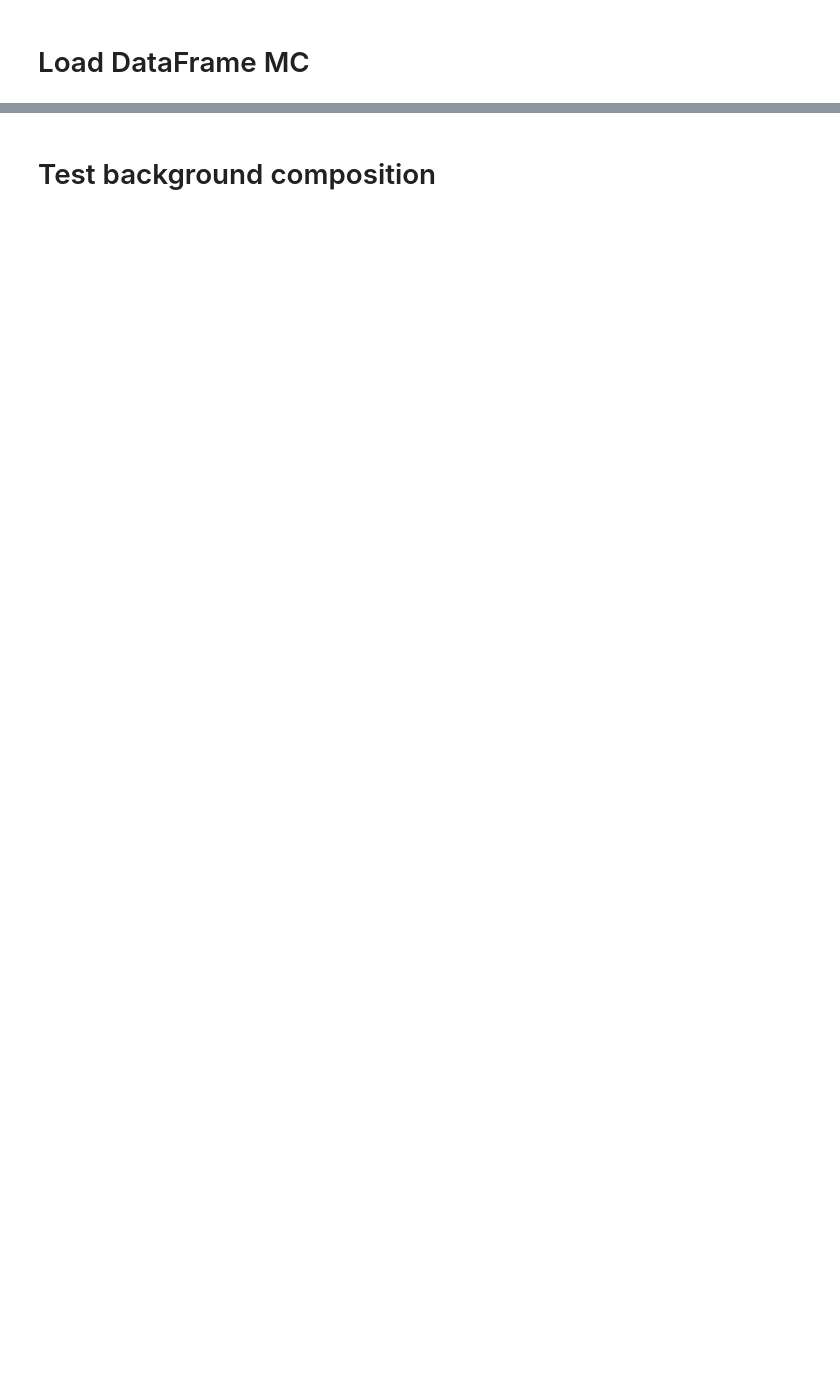
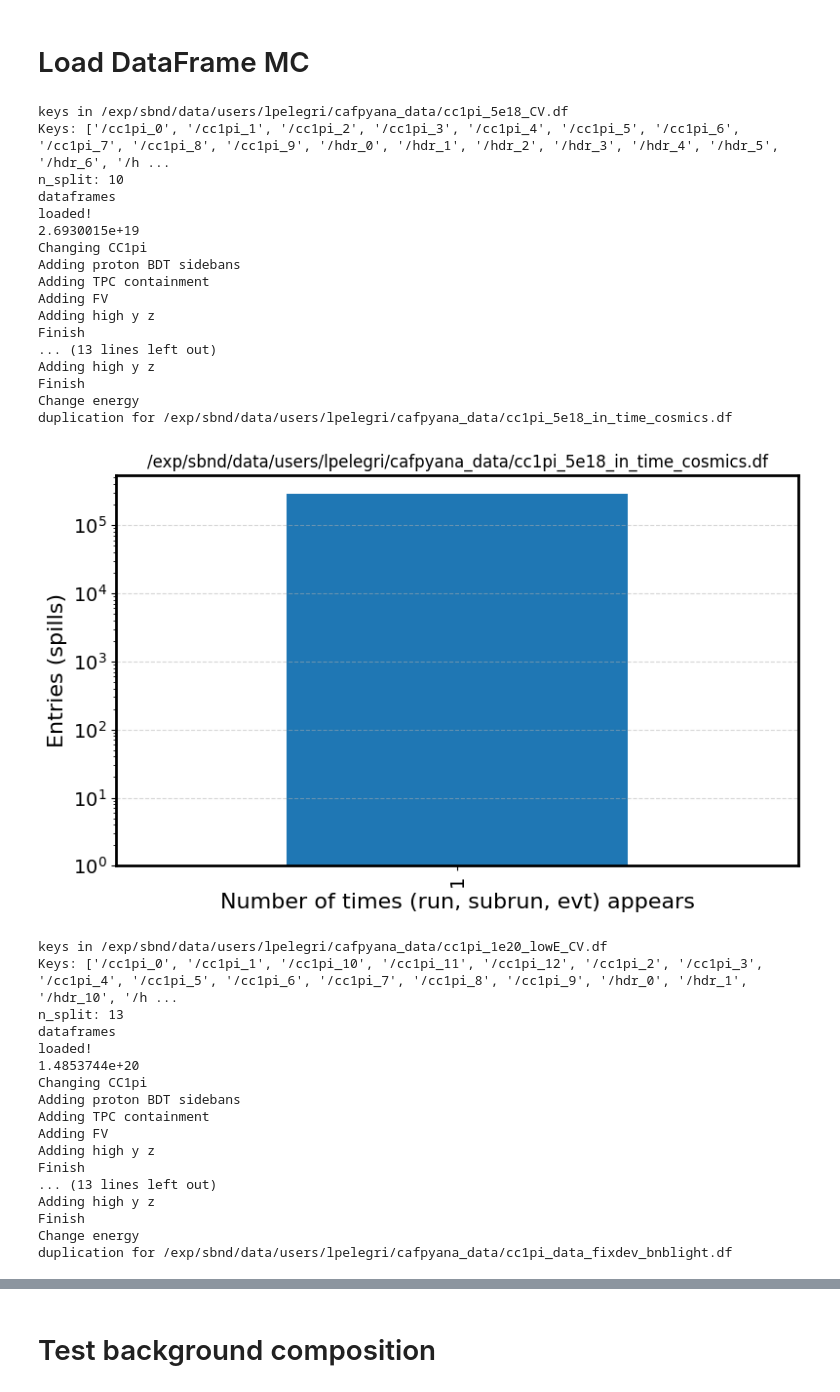
Before and after one commit to LuisPelegrina/cafpyana, a Jupyter notebook: analysis_village/cc1pi/DataMCComp/DataMCCompFullSyst.ipynb, the cells around one changed output, grey strips where cells are left out. Saved outputs shown, nothing was run; the diff lists cells and outputs as text; code cells hidden in the pictures; blank space fills up the shorter version.

```diff
--- a/analysis_village/cc1pi/DataMCComp/DataMCCompFullSyst.ipynb
+++ b/analysis_village/cc1pi/DataMCComp/DataMCCompFullSyst.ipynb
@@ -62,42 +120,89 @@ np.seterr(divide='ignore', invalid='ignore', over='ignore')
 # %%
-#Load CV dataframe
+import gc
+
 keys2load = ["cc1pi", "hdr", "histpotdf", "nudf"] ## keys from the configuration file
 
-bnb_path = "/exp/sbnd/data/users/lpelegri/cafpyana_data/mc_ar23p_extended_syst_pruned.df"
-mc_bnb_df = load_df(bnb_path, keys2load, 100)
+bnb_path = "/exp/sbnd/data/users/lpelegri/cafpyana_data/cc1pi_5e18_CV.df"
+mc_bnb_df = load_df(bnb_path, keys2load, 100, filter_df = False)
 mc_bnb_evt_df = mc_bnb_df['cc1pi']
 mc_bnb_nu_df = mc_bnb_df['nudf']
 mc_bnb_hdr_df = mc_bnb_df['hdr']
-cols_to_keep = [
-    ('nu_categ', '', '', ''),
-    ('genie_categ', '', '', ''),
-    ('nu_categ_proton_reduced', '', '', '')
-]
+
+cols_to_keep = truth_cols_to_keep_slim
 mc_bnb_nu_df = mc_bnb_nu_df[cols_to_keep]
+
+del mc_bnb_df
+gc.collect()
+
 
 
 
 keys2load = ["cc1pi", "hdr", "histpotdf"] ## keys from the configuration file
 #load in time cosmic df
 mc_in_time_cosmics_df = load_df("/exp/sbnd/data/users/lpelegri/cafpyana_data/cc1pi_5e18_in_time_cosmics.df", keys2load, 100)
 mc_in_time_cosmics_evt_df = mc_in_time_cosmics_df['cc1pi']
 mc_in_time_cosmics_hdr_df = mc_in_time_cosmics_df['hdr']
+del mc_in_time_cosmics_df
+gc.collect()
 
 #Load CV lowE dataframe
 keys2load = ["cc1pi", "hdr", "histpotdf", "nudf"] ## keys from the configuration file
 mc_bnb_lowE_df = load_df("/exp/sbnd/data/users/lpelegri/cafpyana_data/cc1pi_1e20_lowE_CV.df", keys2load, 5, filter_df = False)
 mc_bnb_lowE_evt_df = mc_bnb_lowE_df['cc1pi']
 mc_bnb_lowE_nu_df = mc_bnb_lowE_df['nudf']
 mc_bnb_lowE_hdr_df = mc_bnb_lowE_df['hdr']
-mc_bnb_lowE_nu_df = mc_bnb_lowE_nu_df[cols_to_keep]
+del mc_bnb_lowE_df
+gc.collect()
+
+#mc_bnb_lowE_nu_df = mc_bnb_lowE_nu_df[cols_to_keep]
 
 #Load data
 keys2load = ["cc1pi", "hdr", "histpotdf"] ## keys from the configuration file
-data_df = load_df("/exp/sbnd/data/users/lpelegri/cafpyana_data/cc1pi_data_rollingdev_bnblight.df", keys2load, 100)
+data_df = load_df("/exp/sbnd/data/users/lpelegri/cafpyana_data/cc1pi_data_fixdev_bnblight.df", keys2load, 100)
 data_evt_df = data_df['cc1pi']
 data_hdr_df = data_df['hdr']
+del data_df
+gc.collect()
 
 #load off beam light df
 off_beam_light_df = load_df("/exp/sbnd/data/users/lpelegri/cafpyana_data/cc1pi_data_offbeamlight.df", keys2load, 100)
 off_beam_light_evt_df = off_beam_light_df['cc1pi']
 off_beam_light_hdr_df = off_beam_light_df['hdr']
+del off_beam_light_df
+gc.collect()
+# %% [output]
+keys in /exp/sbnd/data/users/lpelegri/cafpyana_data/cc1pi_5e18_CV.df
+Keys: ['/cc1pi_0', '/cc1pi_1', '/cc1pi_2', '/cc1pi_3', '/cc1pi_4', '/cc1pi_5', '/cc1pi_6', '/cc1pi_7', '/cc1pi_8', '/cc1pi_9', '/hdr_0', '/hdr_1', '/hdr_2', '/hdr_3', '/hdr_4', '/hdr_5', '/hdr_6', '/h ...
+n_split: 10
+dataframes
+loaded!
+2.6930015e+19
+Changing CC1pi
+Adding proton BDT sidebans
+Adding TPC containment
+Adding FV
+Adding high y z
+Finish
+... (13 lines left out)
+Adding high y z
+Finish
+Change energy
+duplication for /exp/sbnd/data/users/lpelegri/cafpyana_data/cc1pi_5e18_in_time_cosmics.df
+[figure, added]
+keys in /exp/sbnd/data/users/lpelegri/cafpyana_data/cc1pi_1e20_lowE_CV.df
+Keys: ['/cc1pi_0', '/cc1pi_1', '/cc1pi_10', '/cc1pi_11', '/cc1pi_12', '/cc1pi_2', '/cc1pi_3', '/cc1pi_4', '/cc1pi_5', '/cc1pi_6', '/cc1pi_7', '/cc1pi_8', '/cc1pi_9', '/hdr_0', '/hdr_1', '/hdr_10', '/h ...
+n_split: 13
+dataframes
+loaded!
+1.4853744e+20
+Changing CC1pi
+Adding proton BDT sidebans
+Adding TPC containment
+Adding FV
+Adding high y z
+Finish
+... (13 lines left out)
+Adding high y z
+Finish
+Change energy
+duplication for /exp/sbnd/data/users/lpelegri/cafpyana_data/cc1pi_data_fixdev_bnblight.df
```
Also changed, not shown: parts of 13 cells of this notebook, 18 other files.
